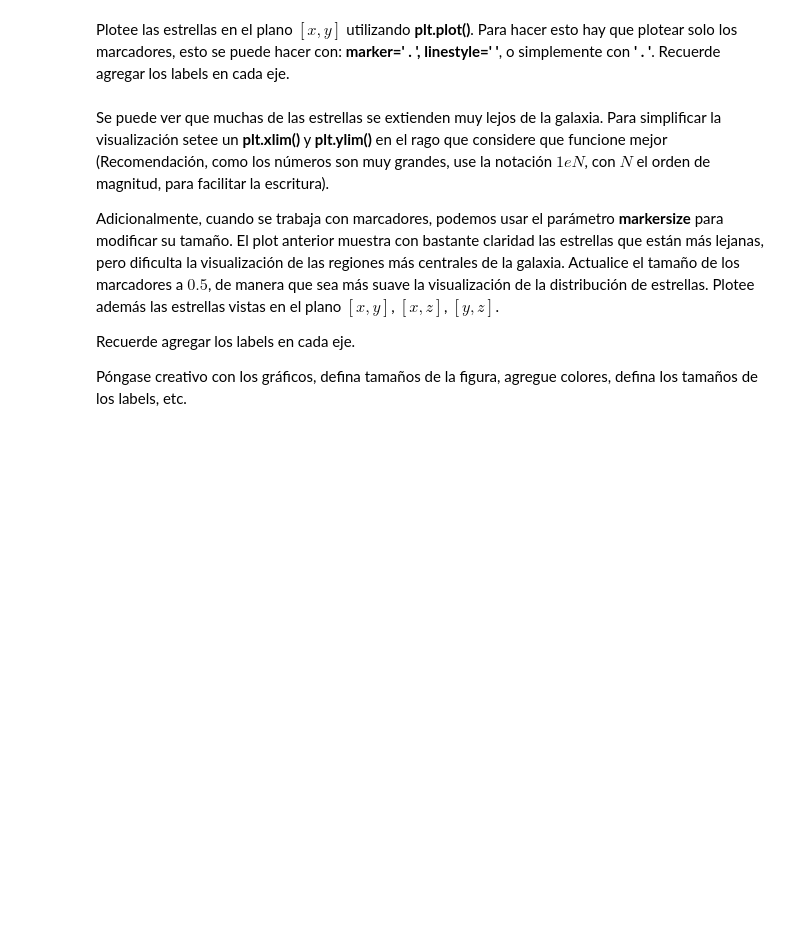
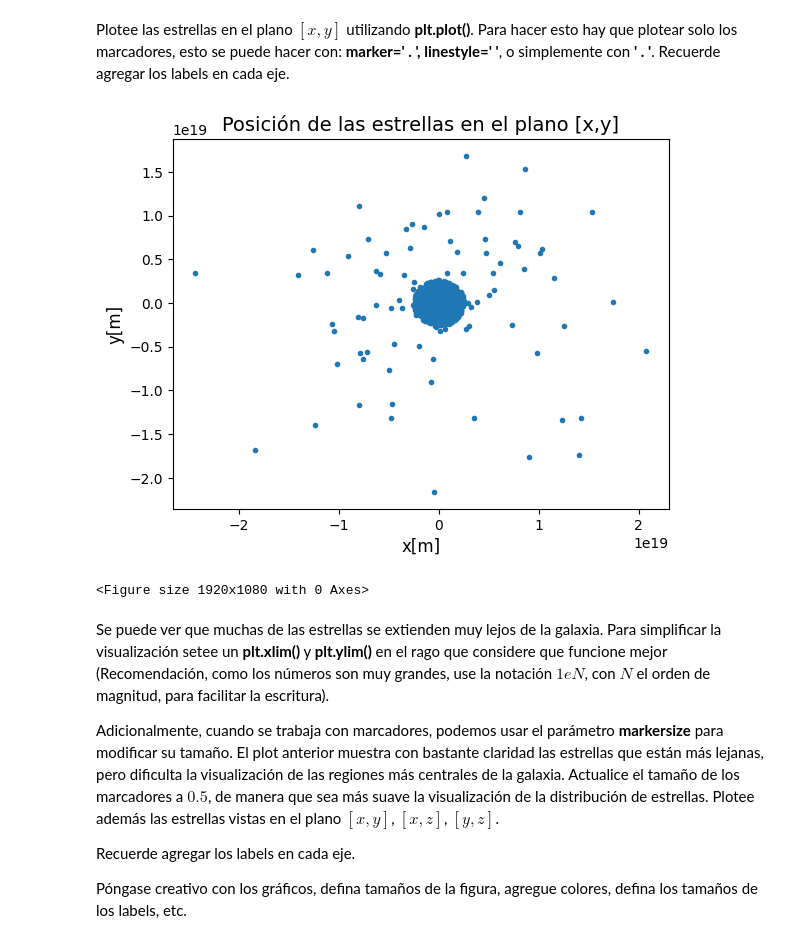
Before and after one commit to Vlxn761/Tarea-1, a Jupyter notebook: Tarea_1.ipynb, the cells around one changed output. Drawn from its saved outputs; the diff is of its cells as text; code cells hidden in the pictures; blank space fills up the shorter version.

```diff
--- a/Tarea_1.ipynb
+++ b/Tarea_1.ipynb
@@ -309,5 +364,20 @@ Vea los primeros 10 elementos del dataframe. ¿Qué tipo de información puede e
 # %% [markdown]
 Plotee las estrellas en el plano $[x, y]$ utilizando **plt.plot()**. Para hacer esto hay que plotear solo los marcadores, esto se puede hacer con: **marker=' . ', linestyle='  '**, o simplemente con **' . '**. Recuerde agregar los labels en cada eje.
+# %%
+#Plot de datos
+plt.plot(datos["x[m]"], datos["y[m]"], marker=".", linestyle="")
+
+#Configuraciones del plot
+plt.xlabel("x[m]", fontsize=12)
+plt.ylabel("y[m]", fontsize=12)
+plt.title("Posición de las estrellas en el plano [x,y]", fontsize=14)
+
+plt.figure(figsize=(19.2, 10.8))
+
+plt.show()
+# %% [output]
+[figure, added]
+<Figure size 1920x1080 with 0 Axes>
 # %% [markdown]
 Se puede ver que muchas de las estrellas se extienden muy lejos de la galaxia. Para simplificar la visualización setee un **plt.xlim()** y **plt.ylim()** en el rago que considere que funcione mejor (Recomendación, como los números son muy grandes, use la notación $1eN$, con $N$ el orden de magnitud, para facilitar la escritura).
 
```
Also changed, not shown: parts of 18 cells of this notebook.
